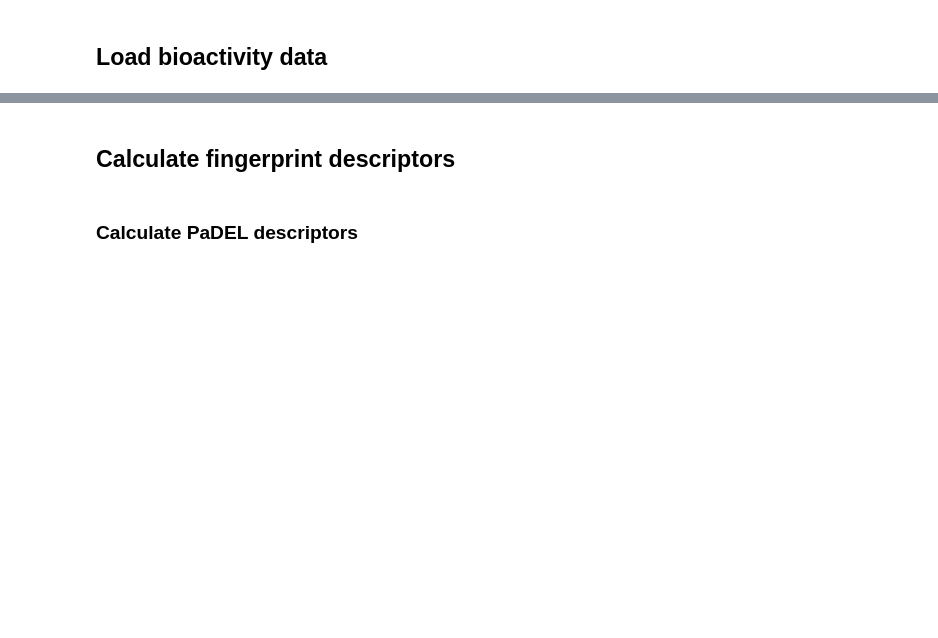
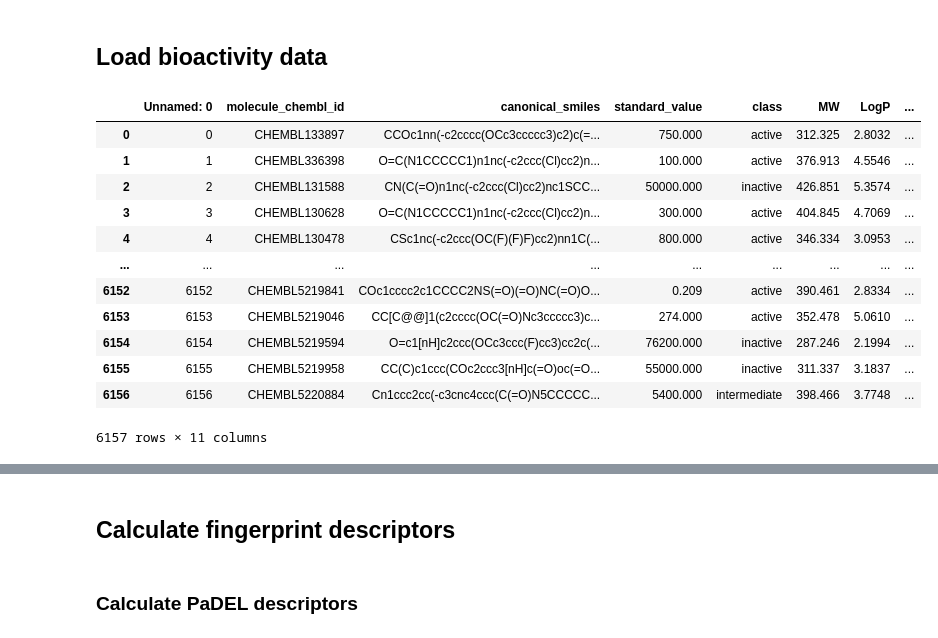
Before and after one commit to DeokhyeonYoon/Practice_for_DrugDiscovery, a Jupyter notebook: DataProfessor_tutorial/tutorial_3.ipynb, the cells around one changed output, grey strips where cells are left out. Saved outputs shown, nothing was run; the diff lists cells and outputs as text; code cells hidden in the pictures; blank space fills up the shorter version.

```diff
--- a/DataProfessor_tutorial/tutorial_3.ipynb
+++ b/DataProfessor_tutorial/tutorial_3.ipynb
@@ -12,6 +48,20 @@
 # %%
 import pandas as pd
 # %%
-df3 = pd.read_csv('acetylcholinesterase_04_bioactivity_data_3class_pIC50.csv')
+df3 = pd.read_csv('./data/acetylcholinesterase_04_bioactivity_data_3class_pIC50.csv')
 df3
+# %% [output]
+|  | Unnamed: 0 | molecule_chembl_id | canonical_smiles | standard_value | class | MW | LogP | ... |
+| 0 | 0 | CHEMBL133897 | CCOc1nn(-c2cccc(OCc3ccccc3)c2)c(=... | 750.000 | active | 312.325 | 2.8032 | ... |
+| 1 | 1 | CHEMBL336398 | O=C(N1CCCCC1)n1nc(-c2ccc(Cl)cc2)n... | 100.000 | active | 376.913 | 4.5546 | ... |
+| 2 | 2 | CHEMBL131588 | CN(C(=O)n1nc(-c2ccc(Cl)cc2)nc1SCC... | 50000.000 | inactive | 426.851 | 5.3574 | ... |
+| 3 | 3 | CHEMBL130628 | O=C(N1CCCCC1)n1nc(-c2ccc(Cl)cc2)n... | 300.000 | active | 404.845 | 4.7069 | ... |
+| 4 | 4 | CHEMBL130478 | CSc1nc(-c2ccc(OC(F)(F)F)cc2)nn1C(... | 800.000 | active | 346.334 | 3.0953 | ... |
+| ... | ... | ... | ... | ... | ... | ... | ... | ... |
+| 6152 | 6152 | CHEMBL5219841 | COc1cccc2c1CCCC2NS(=O)(=O)NC(=O)O... | 0.209 | active | 390.461 | 2.8334 | ... |
+| 6153 | 6153 | CHEMBL5219046 | CC[C@@]1(c2cccc(OC(=O)Nc3ccccc3)c... | 274.000 | active | 352.478 | 5.0610 | ... |
+| 6154 | 6154 | CHEMBL5219594 | O=c1[nH]c2ccc(OCc3ccc(F)cc3)cc2c(... | 76200.000 | inactive | 287.246 | 2.1994 | ... |
+| 6155 | 6155 | CHEMBL5219958 | CC(C)c1ccc(COc2ccc3[nH]c(=O)oc(=O... | 55000.000 | inactive | 311.337 | 3.1837 | ... |
+| 6156 | 6156 | CHEMBL5220884 | Cn1ccc2cc(-c3cnc4ccc(C(=O)N5CCCCC... | 5400.000 | intermediate | 398.466 | 3.7748 | ... |
+6157 rows × 11 columns
 # %%
```
Also changed, not shown: parts of 13 cells of this notebook, 8 other files.
